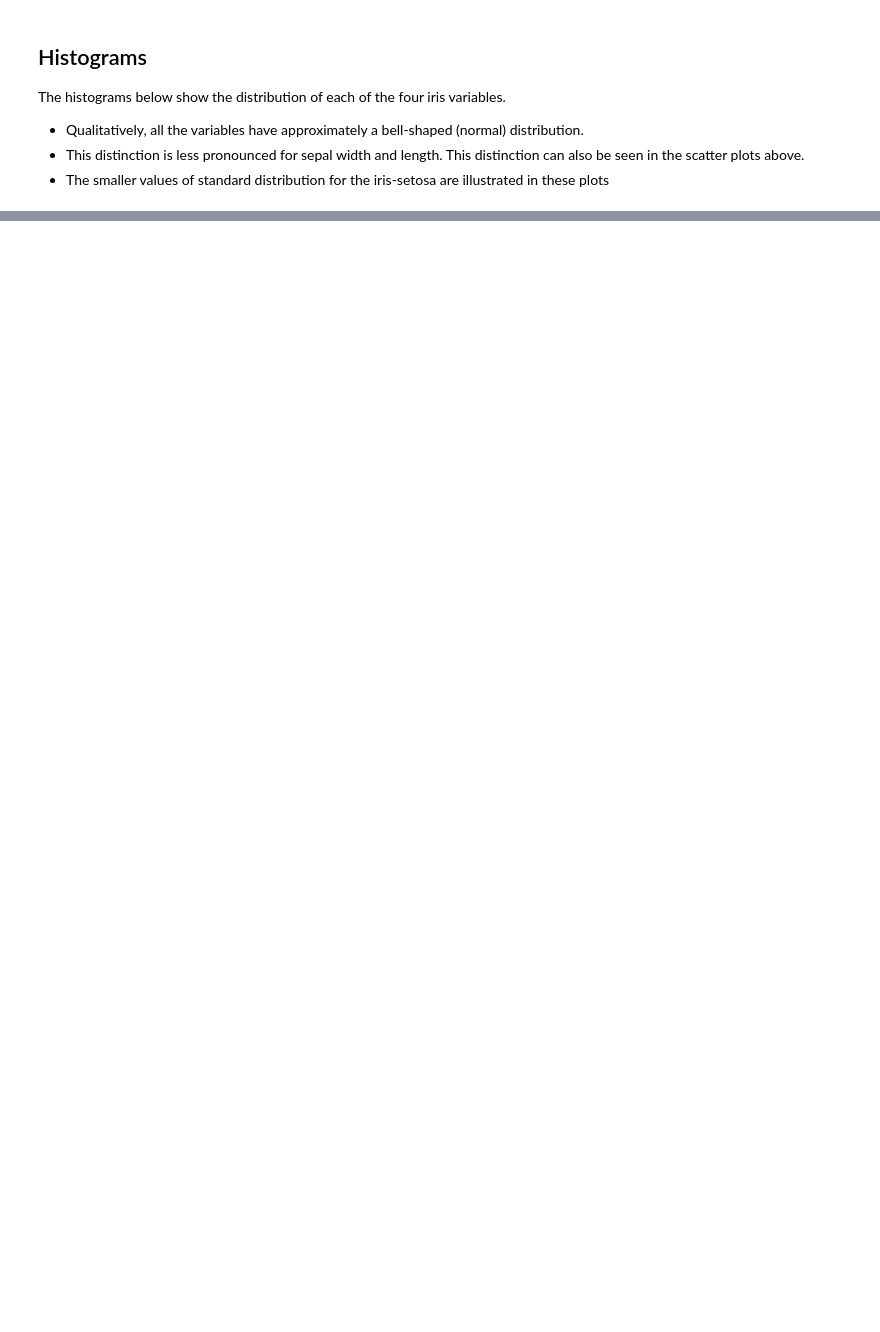
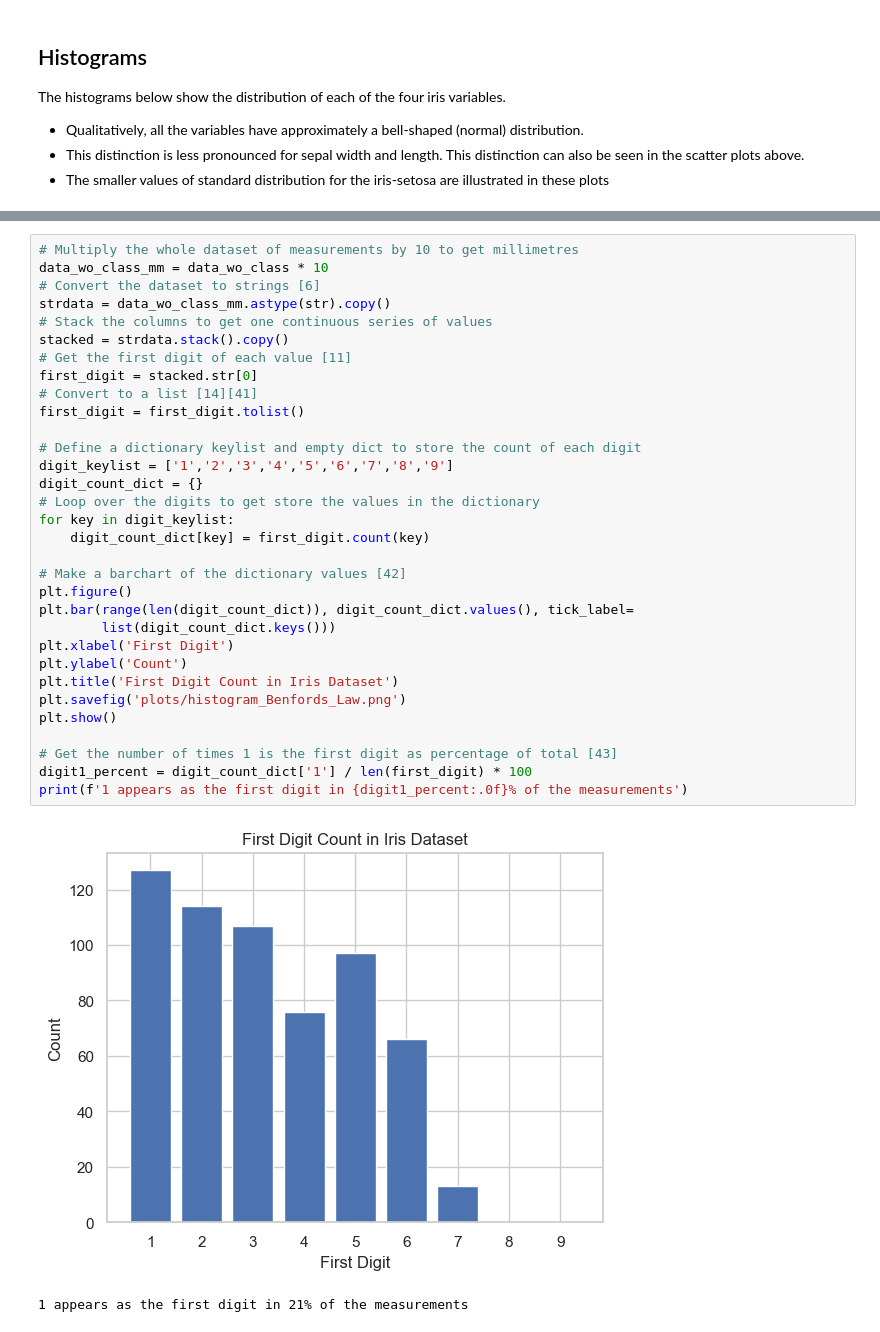
Before and after one commit to Eilis9/pands-project, a Jupyter notebook: analysis.ipynb, the cells around one changed output, grey strips where cells are left out. Drawn from its saved outputs; the diff is of its cells as text; blank space fills up the shorter version.

```diff
--- a/analysis.ipynb
+++ b/analysis.ipynb
@@ -288,0 +334,35 @@ for iris in class_names:
+# %%
+# Multiply the whole dataset of measurements by 10 to get millimetres
+data_wo_class_mm = data_wo_class * 10
+# Convert the dataset to strings [6]
+strdata = data_wo_class_mm.astype(str).copy()
+# Stack the columns to get one continuous series of values
+stacked = strdata.stack().copy()
+# Get the first digit of each value [11]
+first_digit = stacked.str[0]
+# Convert to a list [14][41]
+first_digit = first_digit.tolist()
+
+# Define a dictionary keylist and empty dict to store the count of each digit
+digit_keylist = ['1','2','3','4','5','6','7','8','9']
+digit_count_dict = {}
+# Loop over the digits to get store the values in the dictionary
+for key in digit_keylist:
+    digit_count_dict[key] = first_digit.count(key)
+
+# Make a barchart of the dictionary values [42]
+plt.figure()
+plt.bar(range(len(digit_count_dict)), digit_count_dict.values(), tick_label=
+        list(digit_count_dict.keys()))
+plt.xlabel('First Digit')
+plt.ylabel('Count')
+plt.title('First Digit Count in Iris Dataset')
+plt.savefig('plots/histogram_Benfords_Law.png')
+plt.show()
+
+# Get the number of times 1 is the first digit as percentage of total [43]
+digit1_percent = digit_count_dict['1'] / len(first_digit) * 100
+print(f'1 appears as the first digit in {digit1_percent:.0f}% of the measurements')
+# %% [output]
+[figure, added]
+1 appears as the first digit in 21% of the measurements
```
Also changed, not shown: parts of 13 cells of this notebook, 15 other files.
